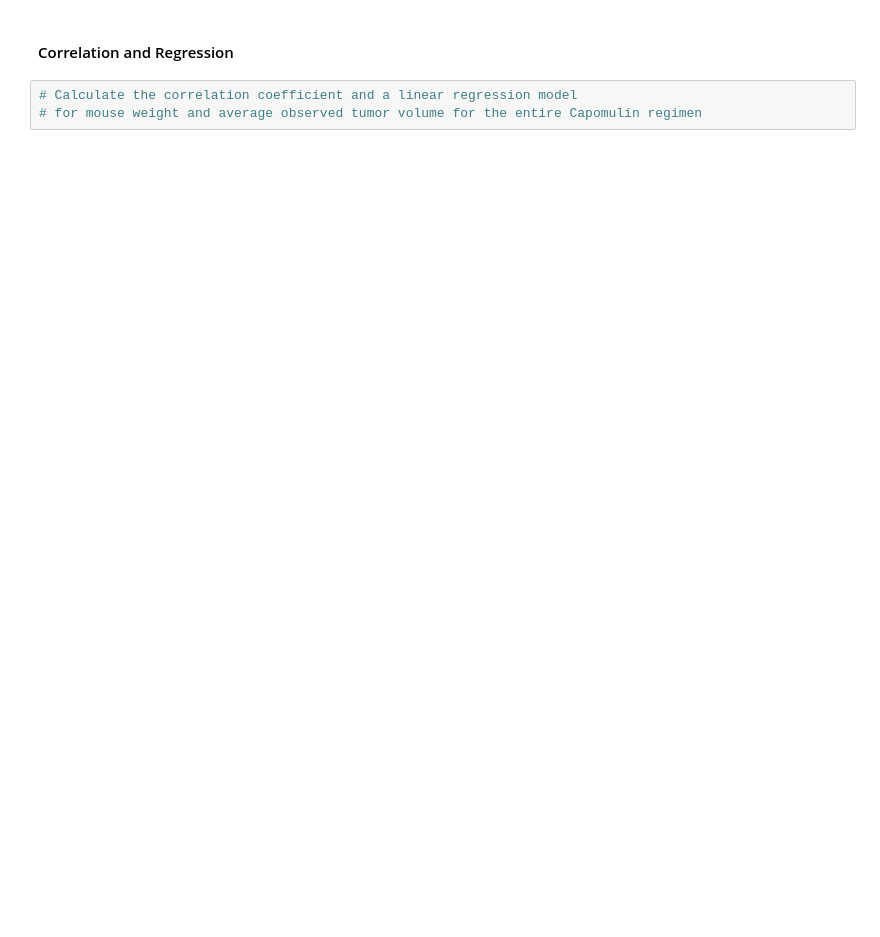
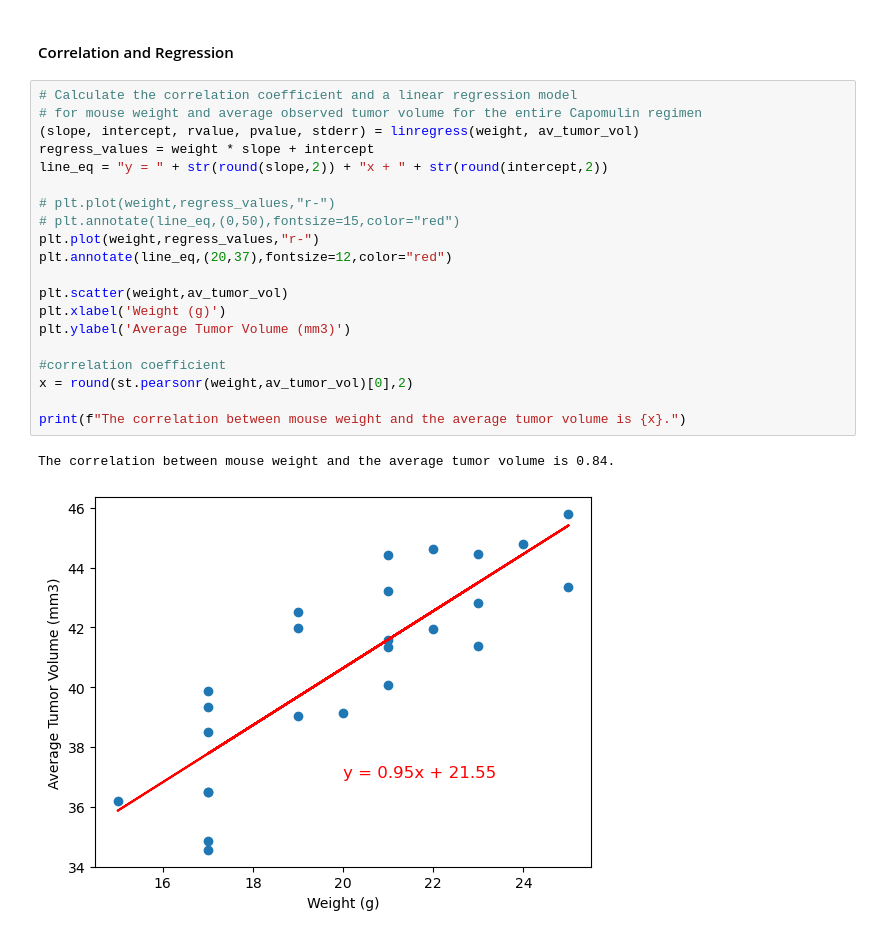
Before and after one commit to sallyca530/Matplotlib-Challenge, a Jupyter notebook: Pymaceuticals/main_py/mainPymaceuticals.ipynb, the cells around one changed output. Drawn from its saved outputs; the diff is of its cells as text; blank space fills up the shorter version.

```diff
--- a/Pymaceuticals/main_py/mainPymaceuticals.ipynb
+++ b/Pymaceuticals/main_py/mainPymaceuticals.ipynb
@@ -361,5 +376,25 @@ Text(0, 0.5, 'Tumor Volume (mm3)')
 # %% [markdown]
 #### Correlation and Regression
-# %%
-# Calculate the correlation coefficient and a linear regression model
-# for mouse weight and average observed tumor volume for the entire Capomulin regimen
+# %%
+# Calculate the correlation coefficient and a linear regression model
+# for mouse weight and average observed tumor volume for the entire Capomulin regimen
+(slope, intercept, rvalue, pvalue, stderr) = linregress(weight, av_tumor_vol)
+regress_values = weight * slope + intercept
+line_eq = "y = " + str(round(slope,2)) + "x + " + str(round(intercept,2))
+
+# plt.plot(weight,regress_values,"r-")
+# plt.annotate(line_eq,(0,50),fontsize=15,color="red")
+plt.plot(weight,regress_values,"r-")
+plt.annotate(line_eq,(20,37),fontsize=12,color="red")
+
+plt.scatter(weight,av_tumor_vol)
+plt.xlabel('Weight (g)')
+plt.ylabel('Average Tumor Volume (mm3)')
+
+#correlation coefficient
+x = round(st.pearsonr(weight,av_tumor_vol)[0],2)
+
+print(f"The correlation between mouse weight and the average tumor volume is {x}.")
+# %% [output]
+The correlation between mouse weight and the average tumor volume is 0.84.
+[figure, added]
```
Also changed, not shown: parts of 3 cells of this notebook.
